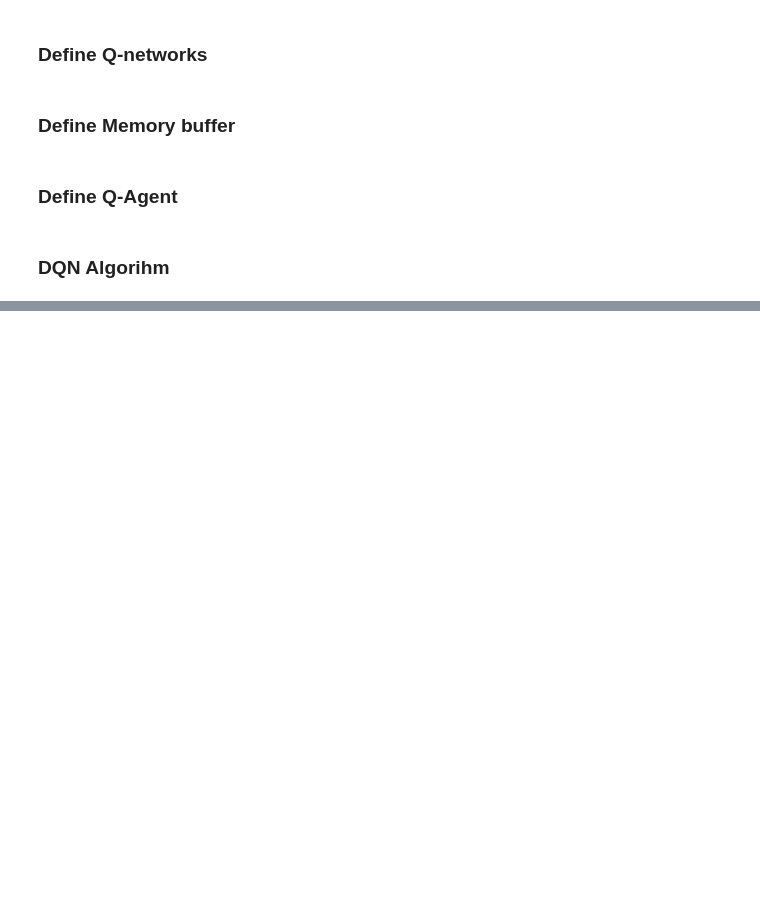
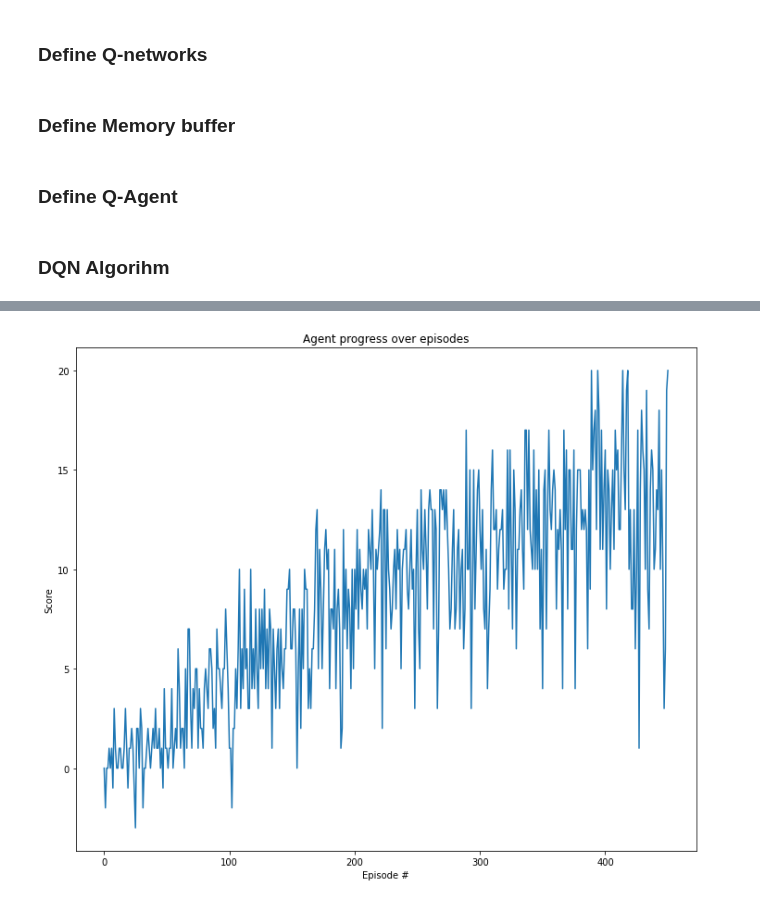
Before and after one commit to Ohtar10/deep-reinforcement-learning, a Jupyter notebook: p1_navigation/Navigation.ipynb, the cells around one changed output, grey strips where cells are left out. Saved outputs shown, nothing was run; the diff lists cells and outputs as text; code cells hidden in the pictures; blank space fills up the shorter version.

```diff
--- a/p1_navigation/Navigation.ipynb
+++ b/p1_navigation/Navigation.ipynb
@@ -298,2 +342,0 @@ seed = 1234
-# %%
-agent = Agent(state_size, action_size, seed, batch_size=128, lr=1e-4, update_every=10, device="cpu")
@@ -332,0 +405,4 @@ Episode: 100    Avg Score: 0.09
+# %%
+plot_scores(ddqn_scores)
+# %% [output]
+[figure, added]
```
Also changed, not shown: parts of 14 cells of this notebook.
